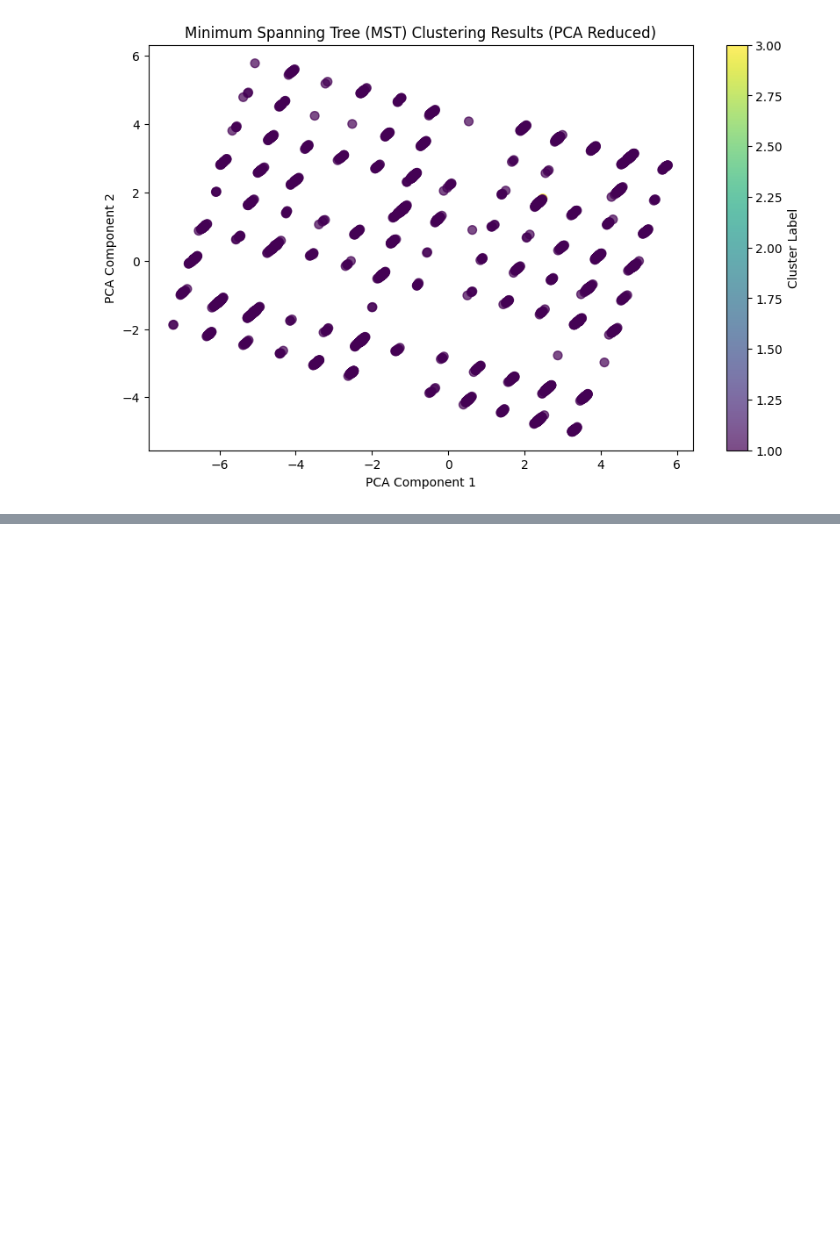
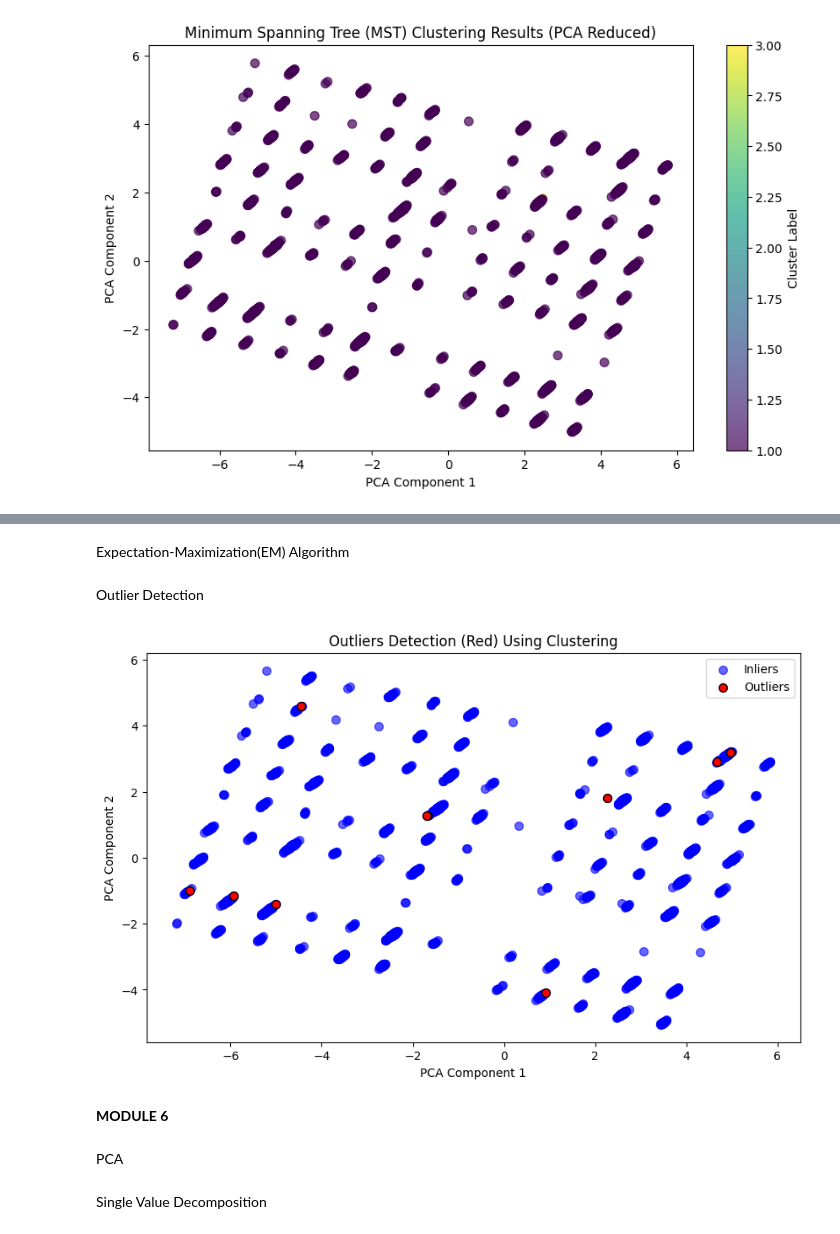
Before and after one commit to NeonHalo17/EDA, a Jupyter notebook: EDA_DA_I.ipynb, the cells around one changed output, grey strips where cells are left out. Saved outputs shown, nothing was run; the diff lists cells and outputs as text; code cells hidden in the pictures; blank space fills up the shorter version.

```diff
--- a/EDA_DA_I.ipynb
+++ b/EDA_DA_I.ipynb
@@ -535,0 +567,2 @@ plt.show()
+# %% [markdown]
+Expectation-Maximization(EM) Algorithm
@@ -535,0 +585,39 @@ plt.show()
+# %% [markdown]
+Outlier Detection
+# %%
+import numpy as np
+
+# Calculate the distances from each data point to its assigned cluster's centroid
+centroids = gmm.means_
+assigned_centroids = centroids[data_selected['em_cluster']]
+distances = np.linalg.norm(numeric_data.values - assigned_centroids, axis=1)
+
+# Define a threshold for outliers; here, using a z-score threshold of 3 for simplicity
+threshold = 3
+data_selected['outlier'] = distances > (distances.mean() + threshold * distances.std())
+# %%
+import matplotlib.pyplot as plt
+from sklearn.decomposition import PCA
+
+# Assuming `data_selected` has the 'outlier' column
+# Step 1: Reduce dimensions to 2D using PCA for visualization
+pca = PCA(n_components=2)
+data_2d = pca.fit_transform(numeric_data)
+
+# Step 2: Plot data points, highlighting outliers
+plt.figure(figsize=(10, 6))
+plt.scatter(data_2d[:, 0], data_2d[:, 1], c='blue', s=50, alpha=0.6, label="Inliers")
+plt.scatter(data_2d[data_selected['outlier'], 0], data_2d[data_selected['outlier'], 1],
+            c='red', s=50, label="Outliers", edgecolor='k')
+
+plt.xlabel("PCA Component 1")
+plt.ylabel("PCA Component 2")
+plt.title("Outliers Detection (Red) Using Clustering")
+plt.legend()
+plt.show()
+# %% [output]
+[figure, added]
+# %% [markdown]
+**MODULE 6**
+# %% [markdown]
+PCA
@@ -535,0 +630,2 @@ plt.show()
+# %% [markdown]
+Single Value Decomposition
```
Also changed, not shown: parts of 13 cells of this notebook.
